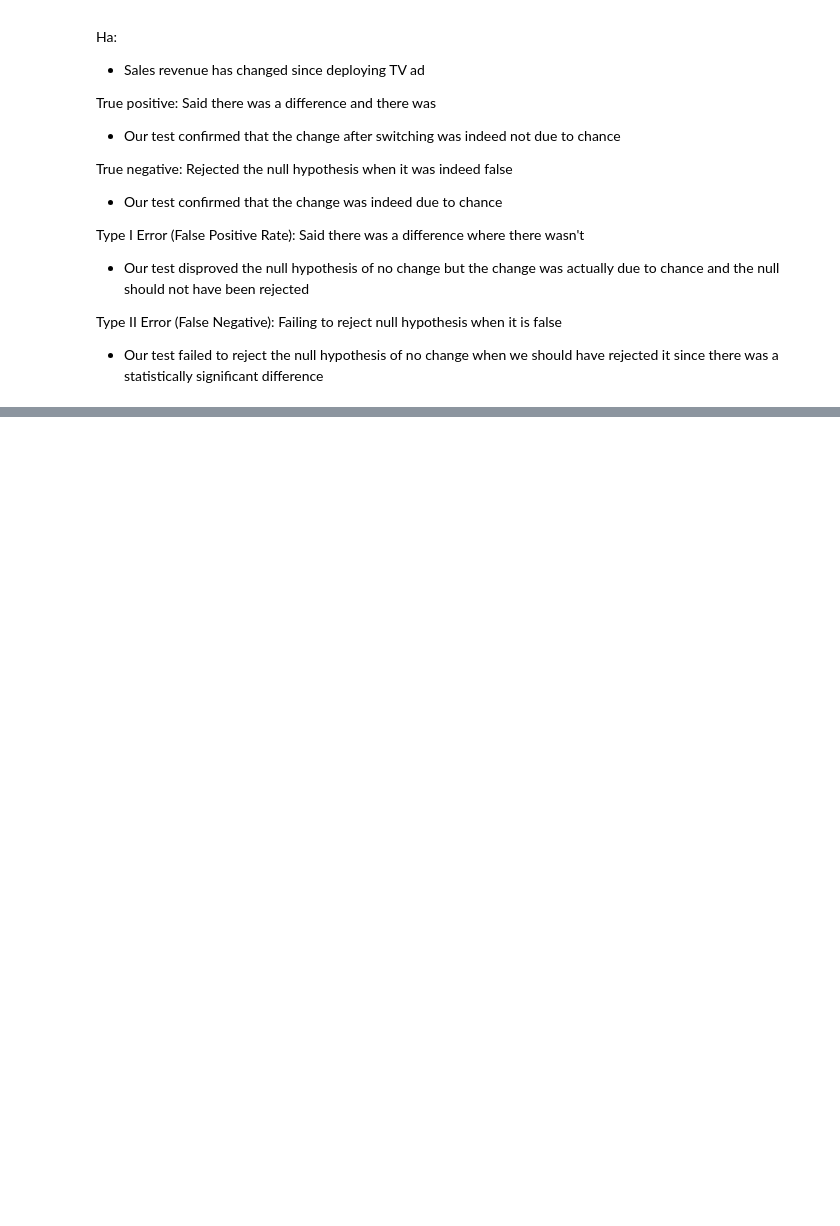
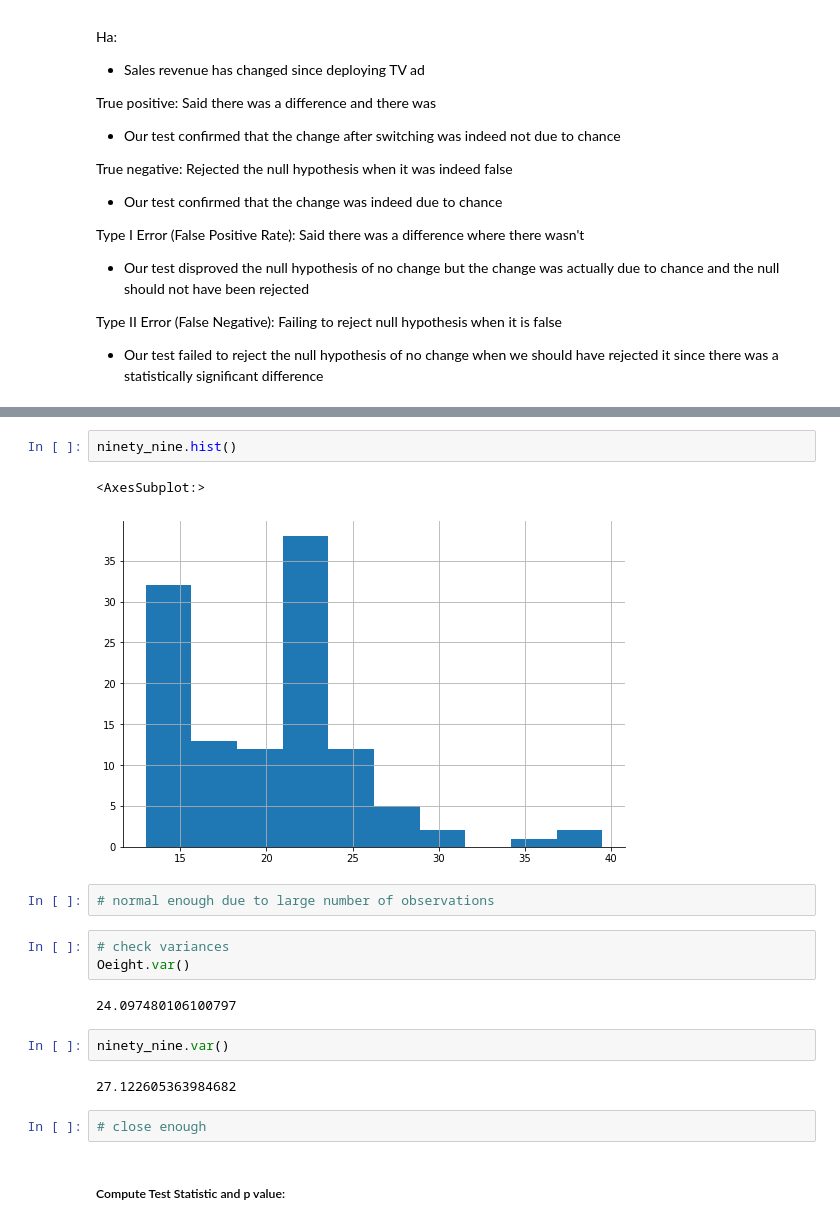
Before and after one commit to adam-talbot/statistics-exercises, a Jupyter notebook: hypothesis_testing.ipynb, the cells around one changed output, grey strips where cells are left out. Drawn from its saved outputs; the diff is of its cells as text; blank space fills up the shorter version.

```diff
--- a/hypothesis_testing.ipynb
+++ b/hypothesis_testing.ipynb
@@ -98,0 +247,20 @@ Type II Error (False Negative): Failing to reject null hypothesis when it is fal
+# %%
+ninety_nine.hist()
+# %% [output]
+<AxesSubplot:>
+[figure, added]
+# %%
+# normal enough due to large number of observations
+# %%
+# check variances
+Oeight.var()
+# %% [output]
+24.097480106100797
+# %%
+ninety_nine.var()
+# %% [output]
+27.122605363984682
+# %%
+# close enough
+# %% [markdown]
+##### Compute Test Statistic and p value:
```
Also changed, not shown: parts of 78 cells of this notebook, 3 other files.
